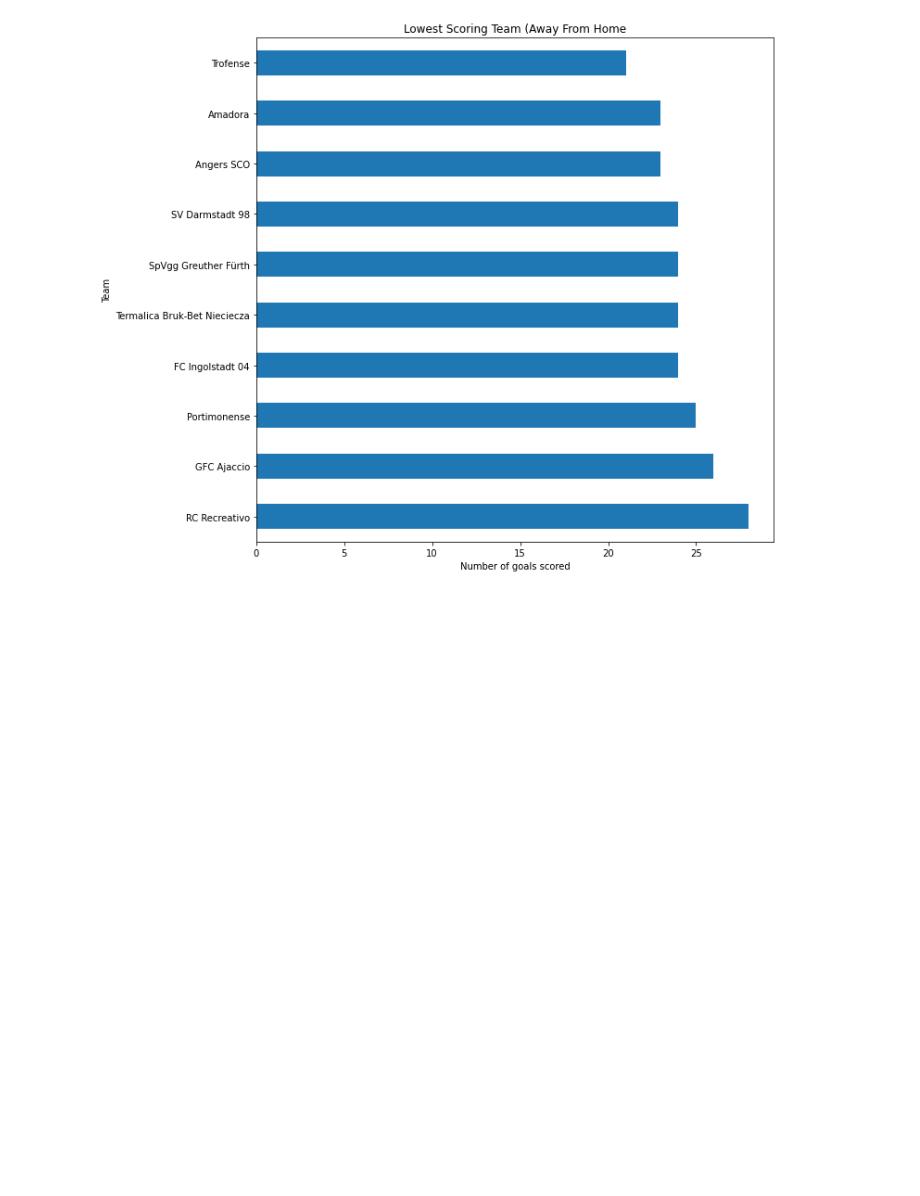
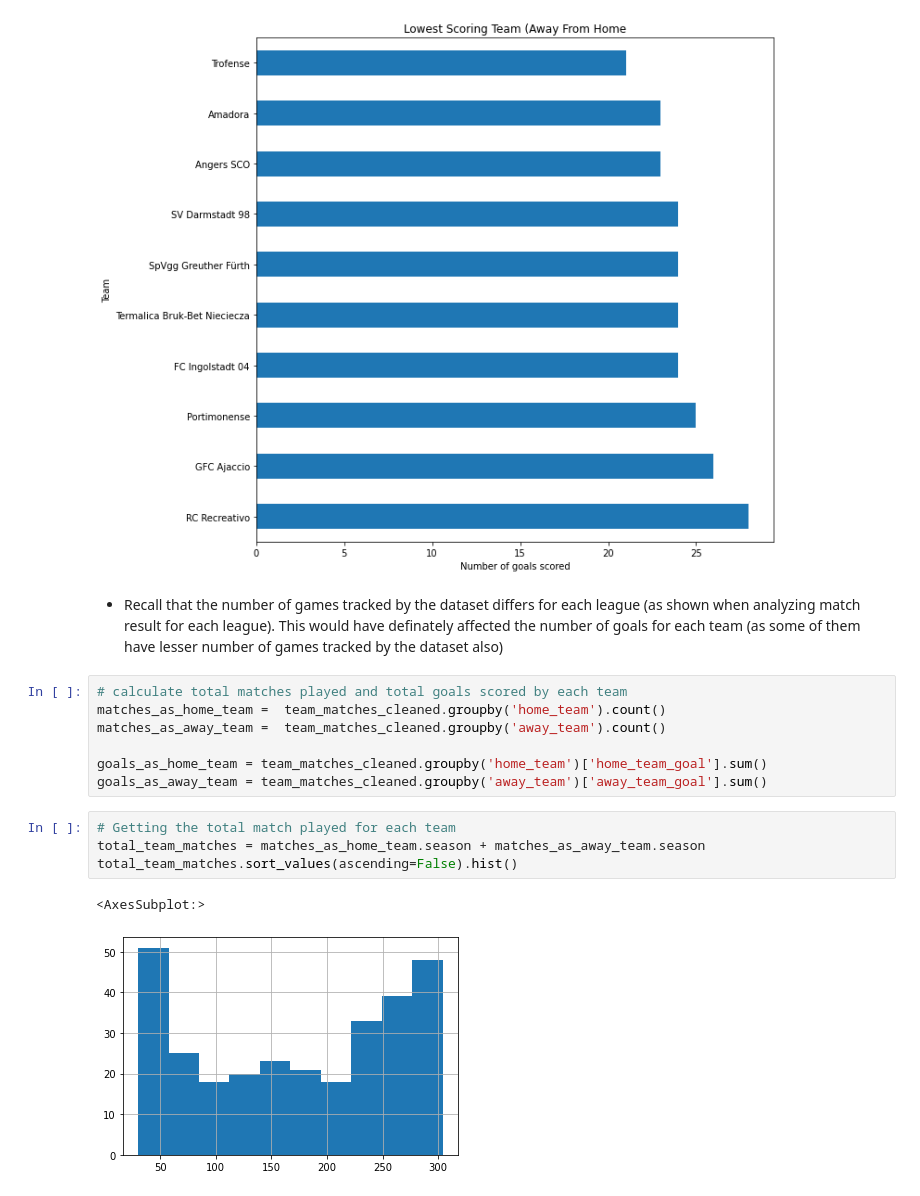
Before and after one commit to tunji-dev/Udacity_Data_Analyst_Nanodegree, a Jupyter notebook: project_2_investigate_soccer_dataset/soccer_dataset.ipynb, the cells around one changed output. Cells and saved outputs as stored; diff of their text form; blank space fills up the shorter version.

```diff
--- a/project_2_investigate_soccer_dataset/soccer_dataset.ipynb
+++ b/project_2_investigate_soccer_dataset/soccer_dataset.ipynb
@@ -508,3 +508,19 @@ plt.ylabel('Team')
 plt.title('Lowest Scoring Team (Away From Home');
 # %% [output]
 [figure]
+# %% [markdown]
+- Recall that the number of games tracked by the dataset differs for each league (as shown when analyzing match result for each league). This would have definately affected the number of goals for each team (as some of them have lesser number of games tracked by the dataset also)
+# %%
+# calculate total matches played and total goals scored by each team
+matches_as_home_team =  team_matches_cleaned.groupby('home_team').count()
+matches_as_away_team =  team_matches_cleaned.groupby('away_team').count()
+
+goals_as_home_team = team_matches_cleaned.groupby('home_team')['home_team_goal'].sum()
+goals_as_away_team = team_matches_cleaned.groupby('away_team')['away_team_goal'].sum()
+# %%
+# Getting the total match played for each team
+total_team_matches = matches_as_home_team.season + matches_as_away_team.season
+total_team_matches.sort_values(ascending=False).hist()
+# %% [output]
+<AxesSubplot:>
+[figure, added]
```
Also changed, not shown: parts of 3 cells of this notebook.
